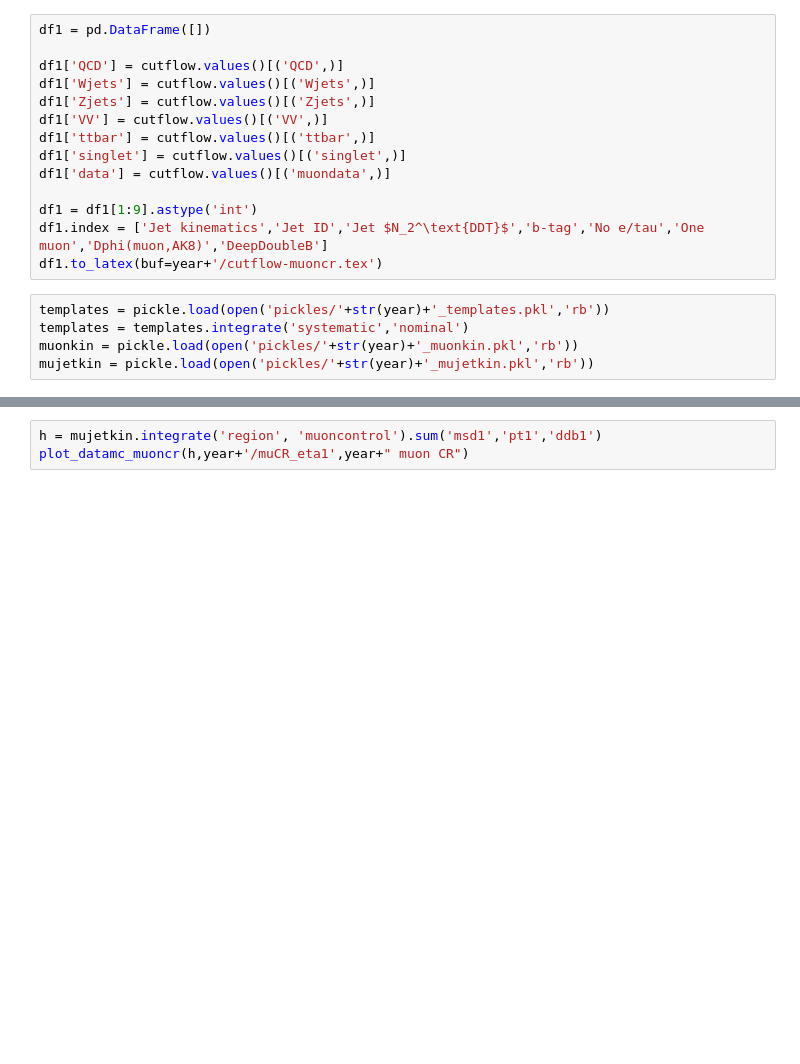
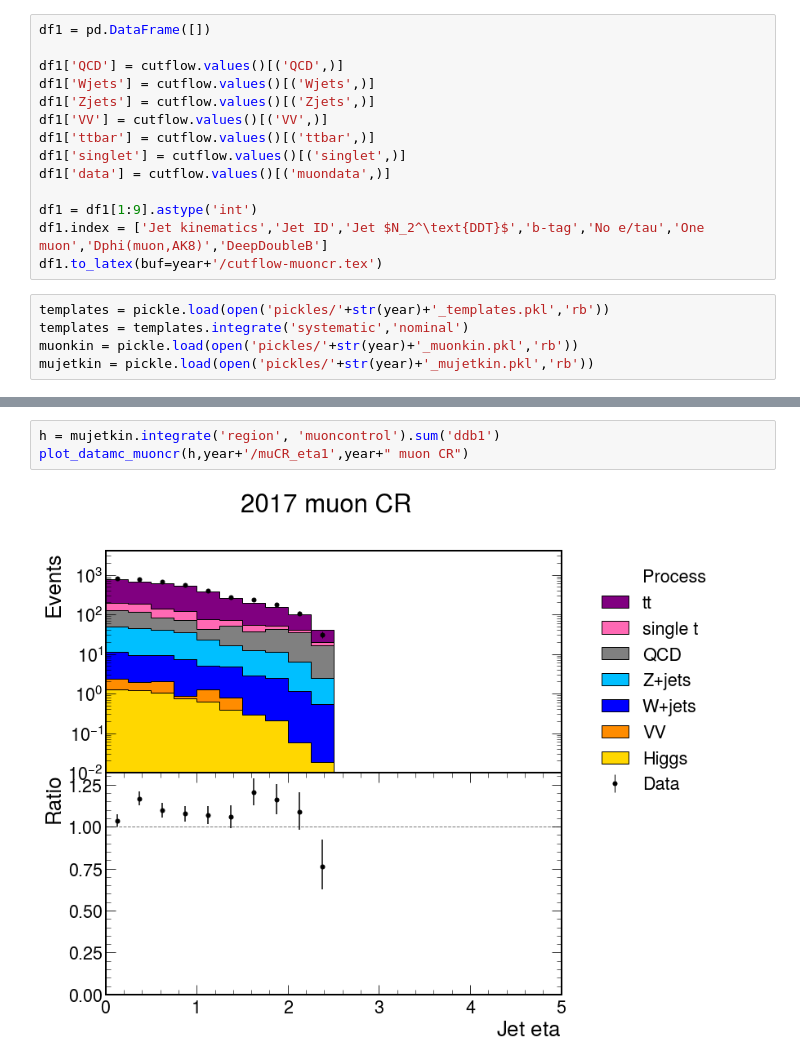
Before and after one commit to jennetd/boostedhiggs, a Jupyter notebook: binder-ddb2/inclusive-muCR.ipynb, the cells around one changed output, grey strips where cells are left out. Cells and saved outputs as stored; diff of their text form; blank space fills up the shorter version.

```diff
--- a/binder-ddb2/inclusive-muCR.ipynb
+++ b/binder-ddb2/inclusive-muCR.ipynb
@@ -114,4 +128,6 @@ plot_datamc_muoncr(h,year+'/muCR_pt1',year+" muon CR")
 # %%
-h = mujetkin.integrate('region', 'muoncontrol').sum('msd1','pt1','ddb1')
+h = mujetkin.integrate('region', 'muoncontrol').sum('ddb1')
 plot_datamc_muoncr(h,year+'/muCR_eta1',year+" muon CR")
+# %% [output]
+[figure, added]
 # %%
```
Also changed, not shown: parts of 8 cells of this notebook, 1 other file.
